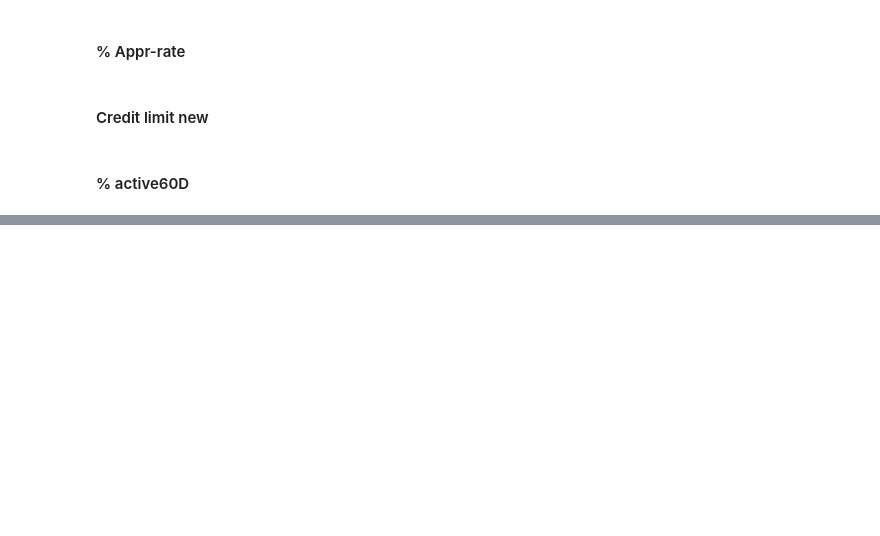
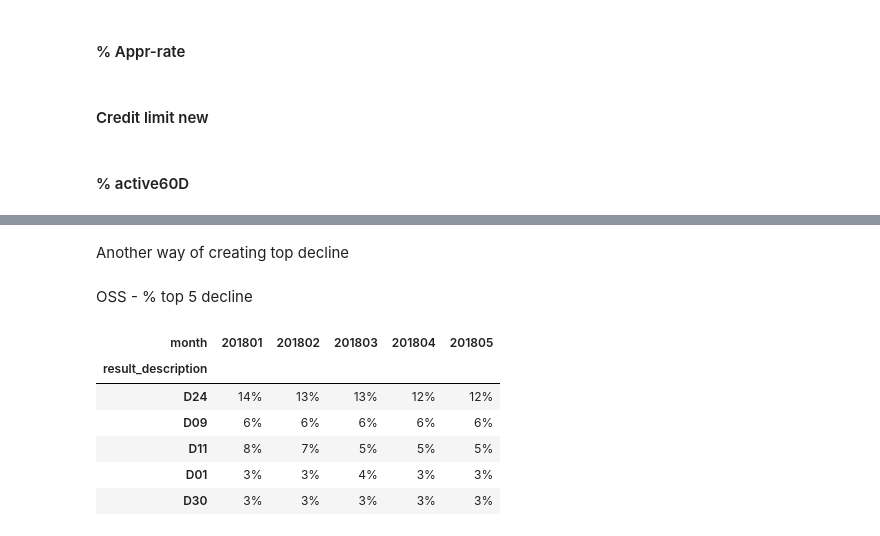
Before and after one commit to pbdanny/python_portfolio, a Jupyter notebook: portfolio_oss.ipynb, the cells around one changed output, grey strips where cells are left out. Cells and saved outputs as stored; diff of their text form; code cells hidden in the pictures; blank space fills up the shorter version.

```diff
--- a/portfolio_oss.ipynb
+++ b/portfolio_oss.ipynb
@@ -88,0 +75,2 @@ top_decline.pivot(index='result_description', columns='month', values='finalized
+# %% [markdown]
+Another way of creating top decline
@@ -88,0 +81,24 @@ top_decline.pivot(index='result_description', columns='month', values='finalized
+# %% [markdown]
+OSS - % top 5 decline
+# %%
+# Series of top decline by month and reason
+decline = (df.query('result == "R" and channel == "OSS"')
+ .groupby(['month', 'result_description'])
+ .size())
+
+# Series of finalized by month
+finalized = (df.groupby('month').size())
+
+# Series of top decline by month and reason / series of finalized by month, matching by month
+(decline.div(finalized, level='month')
+ .unstack(0)
+ .sort_values('201805', ascending = False)
+ .applymap("{:,.0%}".format).head(5))
+# %% [output]
+| month | 201801 | 201802 | 201803 | 201804 | 201805 |
+| result_description |  |  |  |  |  |
+| D24 | 14% | 13% | 13% | 12% | 12% |
+| D09 | 6% | 6% | 6% | 6% | 6% |
+| D11 | 8% | 7% | 5% | 5% | 5% |
+| D01 | 3% | 3% | 4% | 3% | 3% |
+| D30 | 3% | 3% | 3% | 3% | 3% |
```
Also changed, not shown: parts of 16 cells of this notebook.
